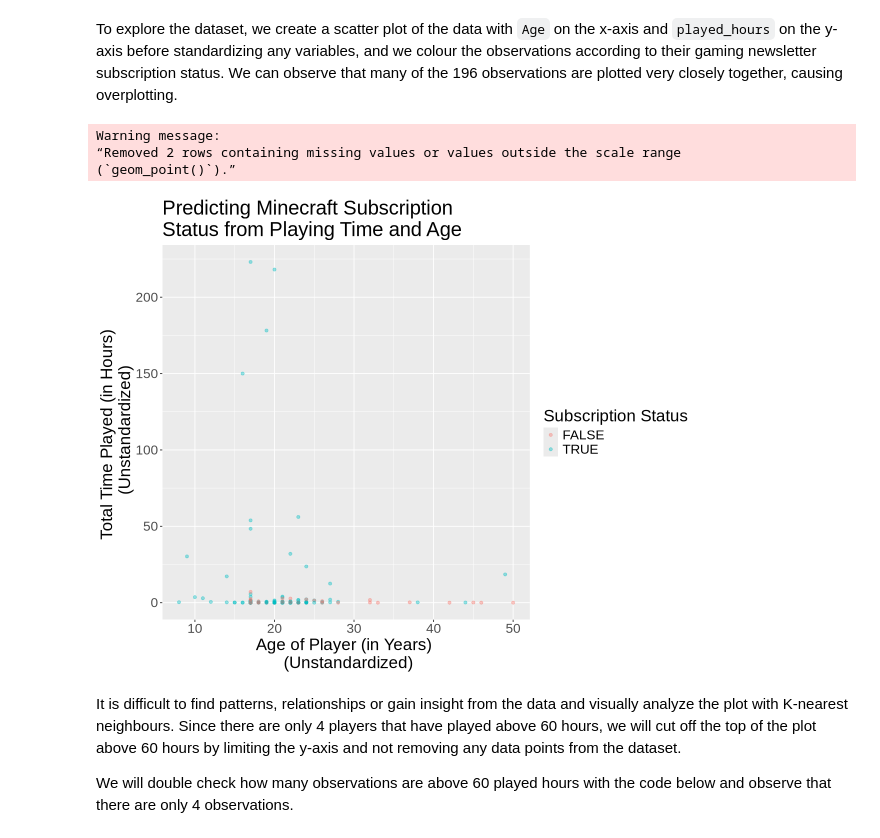
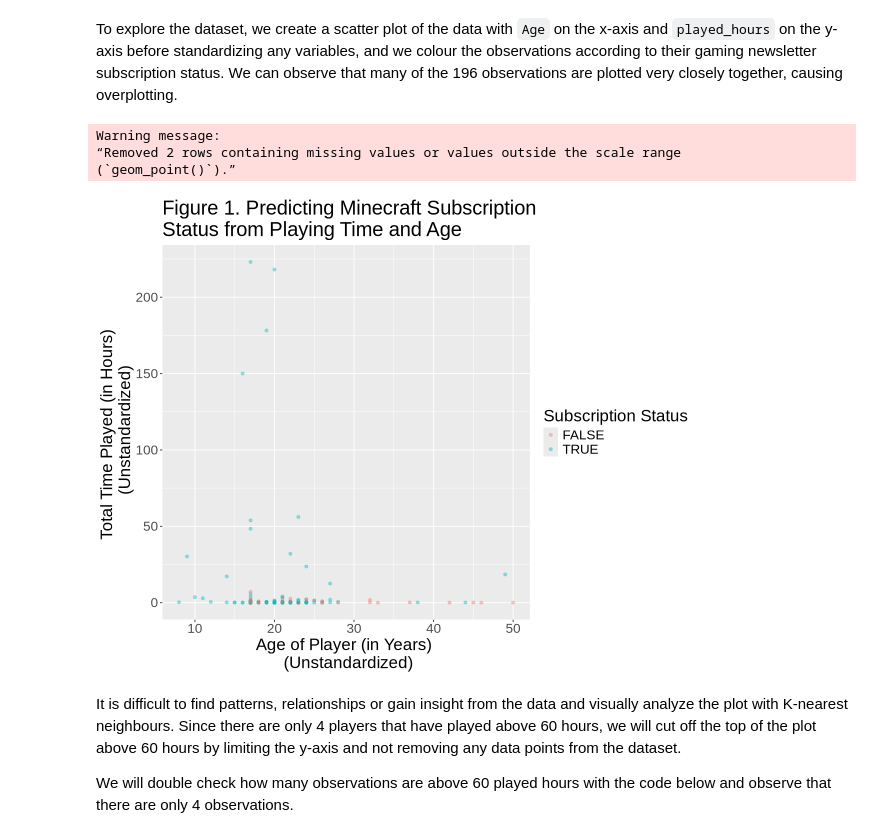
Before and after one commit to Gabriella478/dsci-100-project, a Jupyter notebook: project-2025-final.ipynb, the cells around one changed output. Saved outputs shown, nothing was run; the diff lists cells and outputs as text; code cells hidden in the pictures.

```diff
--- a/project-2025-final.ipynb
+++ b/project-2025-final.ipynb
@@ -153,18 +152,18 @@ To explore the dataset, we create a scatter plot of the data with `Age` on the x
 # %%
 options(repr.plot.width = 10, repr.plot.height = 8)
 players_scatter <- players |>
     ggplot(aes(x = Age, y = played_hours)) +
         geom_point(aes(color = subscribe), alpha = 0.4) +
         xlab("Age of Player (in Years) \n (Unstandardized)") +
         ylab("Total Time Played (in Hours) \n (Unstandardized)") +
-        labs(color = "Subscription Status", title = "Predicting Minecraft Subscription \nStatus from Playing Time and Age") +
+        labs(color = "Subscription Status", title = "Figure 1. Predicting Minecraft Subscription \nStatus from Playing Time and Age") +
         theme(text = element_text(size = 20))
 players_scatter
 # %% [output]
 Warning message:
 “Removed 2 rows containing missing values or values outside the scale range
 (`geom_point()`).”
-[figure, old version]
+[figure, new version]
 # %% [markdown]
 It is difficult to find patterns, relationships or gain insight from the data and visually analyze the plot with K-nearest neighbours.  Since there are only 4 players that have played above 60 hours, we will cut off the top of the plot above 60 hours by limiting the y-axis and not removing any data points from the dataset.
 
```
Also changed, not shown: parts of 10 cells of this notebook.
